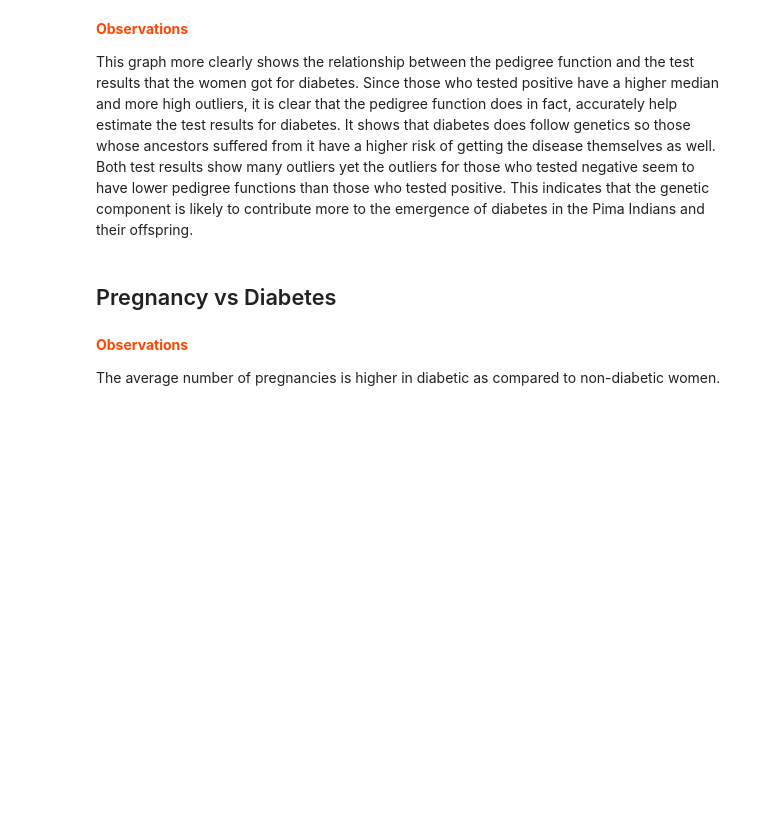
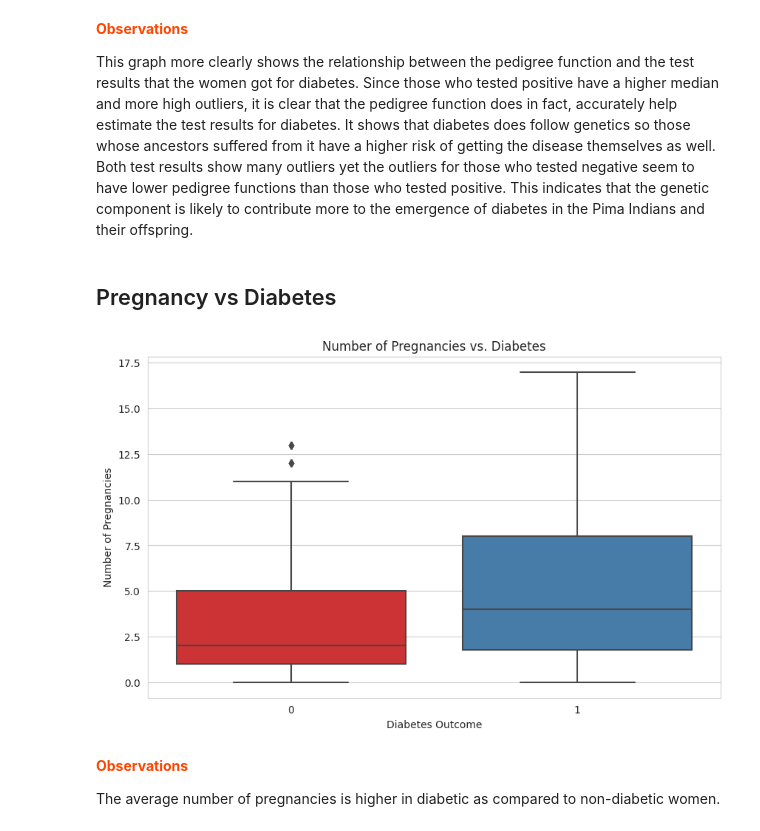
Before and after one commit to mounikasrinivasarao/FMML-Projects-Labs, a Jupyter notebook: Mod3_project.ipynb, the cells around one changed output. Cells and saved outputs as stored; diff of their text form; code cells hidden in the pictures; blank space fills up the shorter version.

```diff
--- a/Mod3_project.ipynb
+++ b/Mod3_project.ipynb
@@ -185,6 +208,23 @@ This graph more clearly shows the relationship between the pedigree function and
 ## Pregnancy vs Diabetes
 # %%
 ## TASK-4: Display a boxplot between the number of Pregnancies and Diabetes.
+# %%
+import seaborn as sns
+import matplotlib.pyplot as plt
+
+# Create a boxplot
+plt.figure(figsize=(10, 6))
+sns.boxplot(x='Outcome', y='Pregnancies', data=diabetes_data, palette='Set1')
+
+# Add labels and a title
+plt.xlabel('Diabetes Outcome')
+plt.ylabel('Number of Pregnancies')
+plt.title('Number of Pregnancies vs. Diabetes')
+
+# Show the plot
+plt.show()
+# %% [output]
+[figure, added]
 # %% [markdown]
 <p style="font-weight: bold;color:#FF4500"><b>Observations</b></p>
 
```
Also changed, not shown: parts of 5 cells of this notebook.
